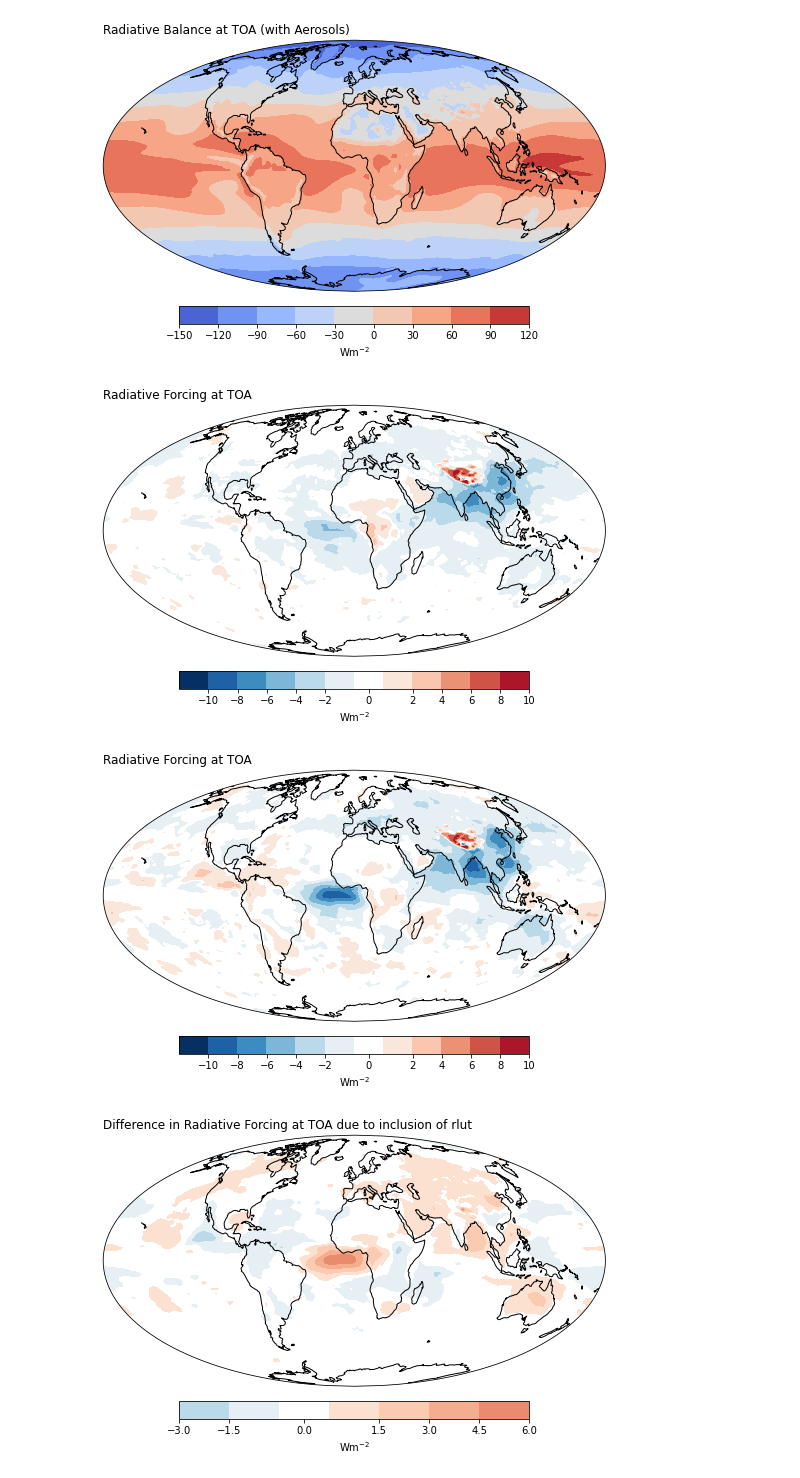
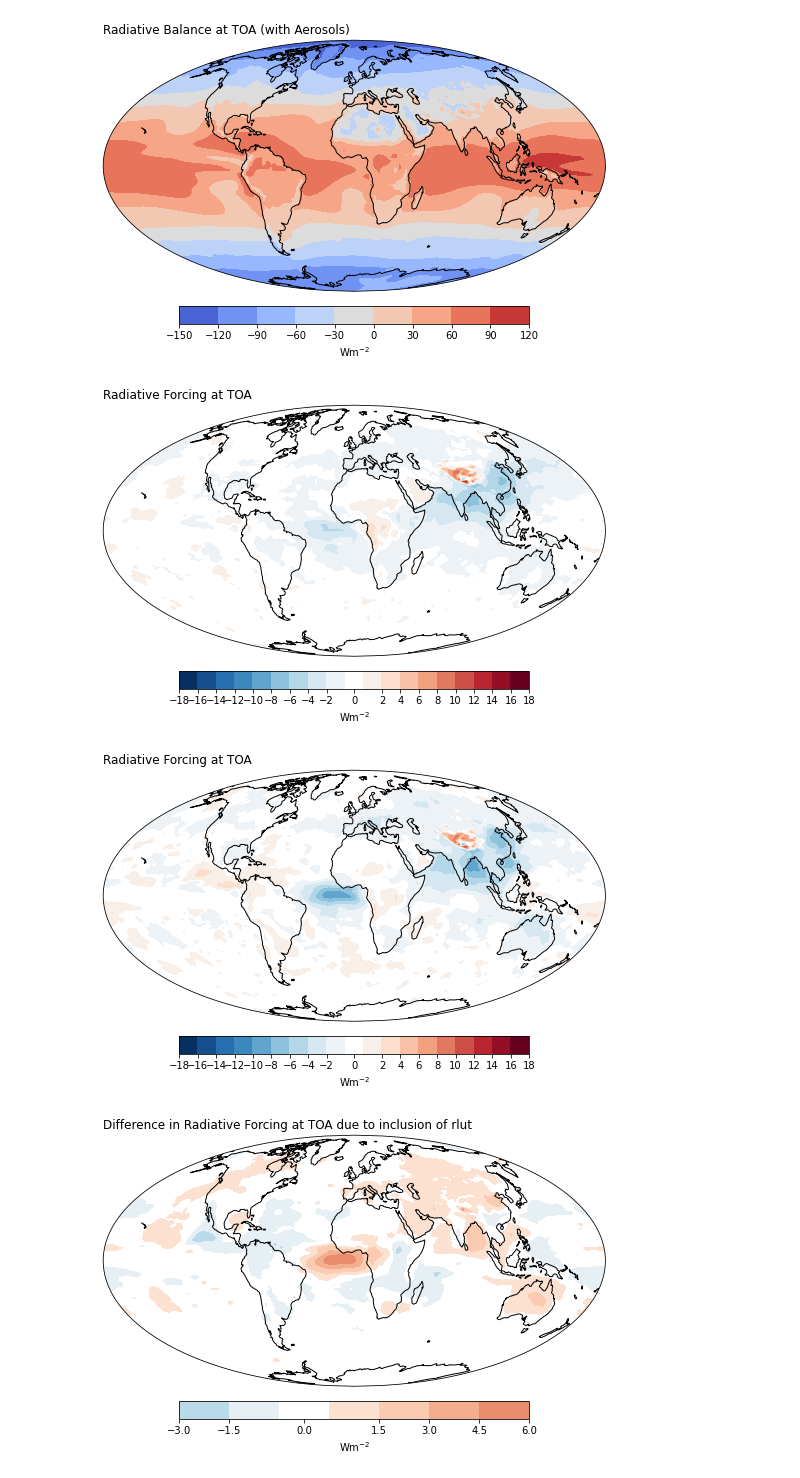
Before and after one commit to rovinapinto/radiative_forcing, a Jupyter notebook: notebooks/radiative_forcing_IPSL-CM6A.ipynb, the cells around one changed output. Drawn from its saved outputs; the diff is of its cells as text; code cells hidden in the pictures.

Commit message:
added new script and clear sky plots

```diff
--- a/notebooks/radiative_forcing_IPSL-CM6A.ipynb
+++ b/notebooks/radiative_forcing_IPSL-CM6A.ipynb
@@ -47,6 +47,9 @@ colors3 = ['#bad9e9','#e6eff4','white', '#fce1d1', '#facab1','#f5ae8d','#e98c6e'
 #adjust colours and levels and ticks as follows:
 #ax.contourf(colors=colors, levels=levels)
 #plt.colorbar(ticks=range(start,stop,step)) eg. range(-14,4,2)
+# %%
+levels = [-18,-16,-14, -12, -10, -8, -6, -4, -2,-0.5, 0.5, 2, 4, 6,8, 10,12,14,16,18]
+colors = ['#053061','#15508d','#276eb0','#3b88be','#5fa5cd','#8dc2dc','#b3d6e8','#d5e7f1','#ecf2f5','white','#f9efe9','#fcdecd','#f9c2a7','#f2a17f','#e17860','#ce4f45','#b82531','#930e26','#67001f']
 # %%
 #Obtaining the colours from RdBu_r to use in the code above. From: https://stackoverflow.com/questions/33596491/extract-matplotlib-colormap-in-hex-format
 from pylab import *
@@ -104,30 +126,30 @@ ax.set_global()
 ax.coastlines()
 forcing_toa, RFD.lon = add_cyclic_point(forcing_toa, coord=RFD.lon) #removes white longitutdinal line at centre
 cs = ax.contourf(RFD.lon,RFD.lat,np.mean(forcing_toa,axis=0),norm=norm, transform=ccrs.PlateCarree(),colors=colors, levels=levels)
-plt.colorbar(cs, shrink=0.8, fraction=0.046, pad=0.04, extendrect=True, label=r"$\mathrm{Wm}^{-2}$", orientation='horizontal', ticks=[-10, -8, -6, -4, -2, 0, 2, 4, 6, 8, 10])
+plt.colorbar(cs, shrink=0.8, fraction=0.046, pad=0.04, extendrect=True, label=r"$\mathrm{Wm}^{-2}$", orientation='horizontal', ticks=[-18,-16,-14,-12,-10, -8, -6, -4, -2, 0, 2, 4, 6, 8, 10, 12,14,16,18])
 plt.title("Radiative Forcing at TOA", loc='left', fontsize = 12)
-plt.savefig("forcing_TOA_IPSL_CM6A.pdf", bbox_inches='tight', transparent=True)
+plt.savefig("comp_forcing_TOA_IPSL_CM6A.pdf", bbox_inches='tight', transparent=True)
 # %% [output]
-[figure, old version]
+[figure, new version]
 # %%
 #Visualize radiaitve forcing at TOA with only shortwave
 
 vmax = np.max(np.mean(sw_forcing_toa,axis=0))
 vmin = np.min(np.mean(sw_forcing_toa,axis=0))
 v_ext = np.max( [ np.abs(vmin), np.abs(vmax) ] )
 norm = mcolors.TwoSlopeNorm(vmin=-v_ext, vmax = v_ext, vcenter=0) #set zero value to white colour
 
 fig = plt.figure(figsize=(9,7))
 ax = fig.add_subplot(1,1,1,projection=ccrs.Mollweide())
 ax.set_global()
 ax.coastlines()
 sw_forcing_toa, RFD.lon = add_cyclic_point(sw_forcing_toa, coord=RFD.lon) #removes white longitutdinal line at centre
 contour_map =  ax.contourf(RFD.lon,RFD.lat,np.mean(sw_forcing_toa,axis=0),transform=ccrs.PlateCarree(),norm=norm, colors=colors,levels=levels)
-plt.colorbar(contour_map, shrink=0.8, fraction=0.046, pad=0.04, label=r"$\mathrm{Wm}^{-2}$", orientation='horizontal',ticks=[-10, -8, -6, -4, -2, 0, 2, 4, 6, 8, 10])
+plt.colorbar(contour_map, shrink=0.8, fraction=0.046, pad=0.04, label=r"$\mathrm{Wm}^{-2}$", orientation='horizontal',ticks=[-18,-16,-14,-12,-10, -8, -6, -4, -2, 0, 2, 4, 6, 8, 10, 12,14,16,18])
 plt.title("Radiative Forcing at TOA", loc='left', fontsize = 12)
-plt.savefig("sw_forcing_TOA_IPSL_CM6A.pdf", bbox_inches='tight', transparent=True)
+plt.savefig("comp_sw_forcing_TOA_IPSL_CM6A.pdf", bbox_inches='tight', transparent=True)
 # %% [output]
-[figure, old version]
+[figure, new version]
 # %%
 #Difference between the two forcings
 
```
Also changed, not shown: parts of 11 cells of this notebook, 32 other files.
